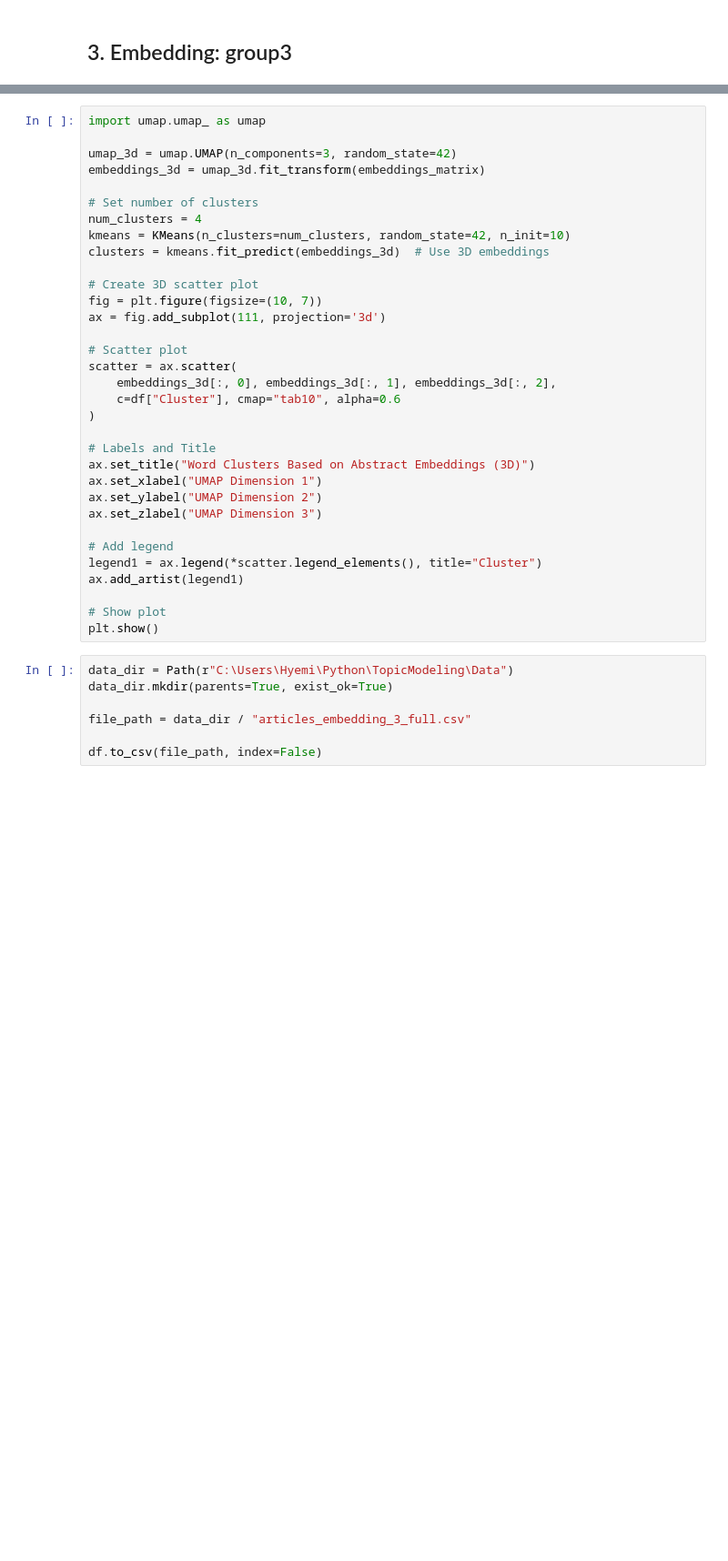
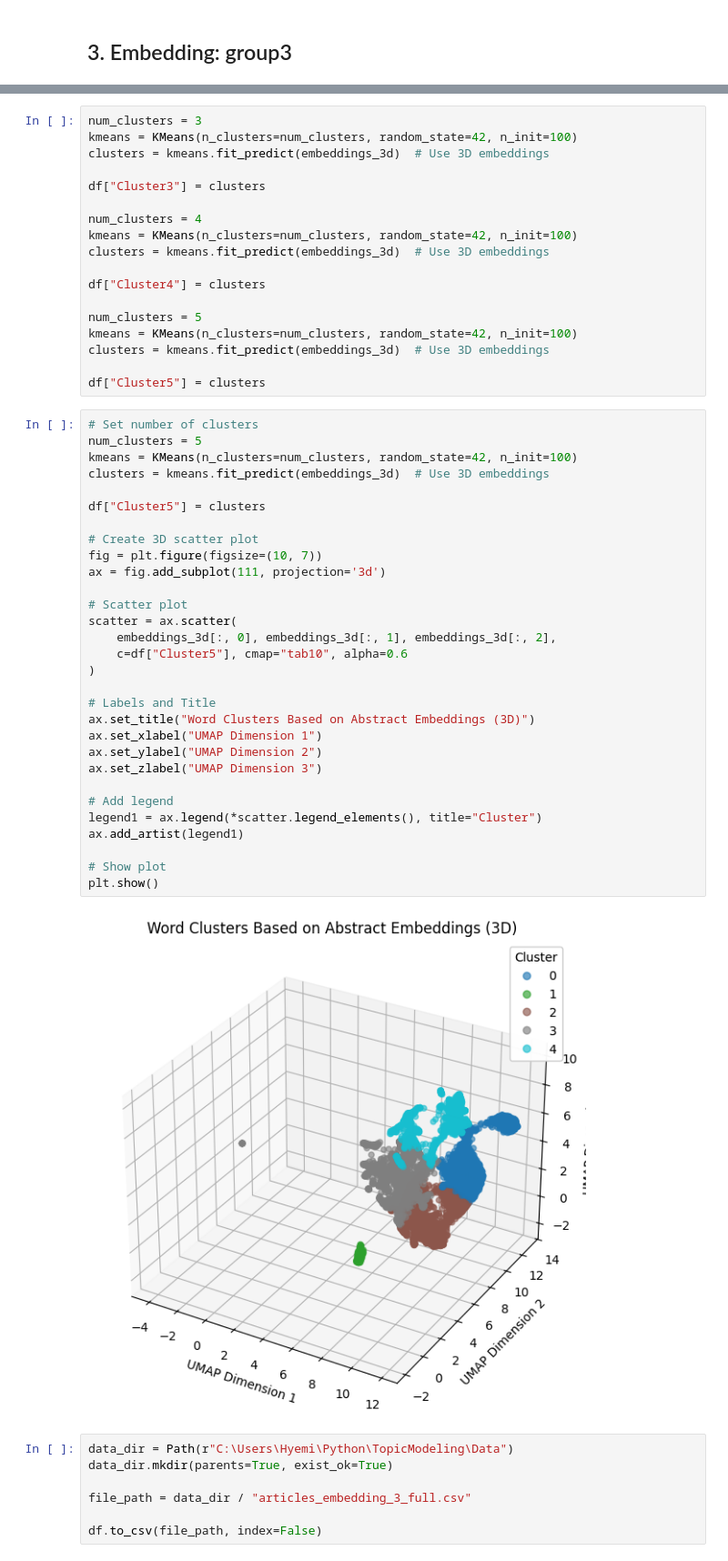
Before and after one commit to hyemin20/TopicModeling, a Jupyter notebook: Codes/3. Embeddings&Clustering_3_1.27-Copy1.ipynb, the cells around one changed output, grey strips where cells are left out. Shown at 91% size. Cells and saved outputs as stored; diff of their text form; blank space fills up the shorter version.

```diff
--- a/Codes/3. Embeddings&Clustering_3_1.27-Copy1.ipynb
+++ b/Codes/3. Embeddings&Clustering_3_1.27-Copy1.ipynb
@@ -207,36 +240,53 @@ plt.show()
+# %%
+num_clusters = 3
+kmeans = KMeans(n_clusters=num_clusters, random_state=42, n_init=100)
+clusters = kmeans.fit_predict(embeddings_3d)  # Use 3D embeddings
+
+df["Cluster3"] = clusters
+
+num_clusters = 4
+kmeans = KMeans(n_clusters=num_clusters, random_state=42, n_init=100)
+clusters = kmeans.fit_predict(embeddings_3d)  # Use 3D embeddings
+
+df["Cluster4"] = clusters
+
+num_clusters = 5
+kmeans = KMeans(n_clusters=num_clusters, random_state=42, n_init=100)
+clusters = kmeans.fit_predict(embeddings_3d)  # Use 3D embeddings
+
+df["Cluster5"] = clusters
 # %%
-import umap.umap_ as umap
+# Set number of clusters
+num_clusters = 5
+kmeans = KMeans(n_clusters=num_clusters, random_state=42, n_init=100)
+clusters = kmeans.fit_predict(embeddings_3d)  # Use 3D embeddings
 
-umap_3d = umap.UMAP(n_components=3, random_state=42)
-embeddings_3d = umap_3d.fit_transform(embeddings_matrix)
-
-# Set number of clusters
-num_clusters = 4
-kmeans = KMeans(n_clusters=num_clusters, random_state=42, n_init=10)
-clusters = kmeans.fit_predict(embeddings_3d)  # Use 3D embeddings
+df["Cluster5"] = clusters
 
 # Create 3D scatter plot
 fig = plt.figure(figsize=(10, 7))
 ax = fig.add_subplot(111, projection='3d')
 
 # Scatter plot
 scatter = ax.scatter(
     embeddings_3d[:, 0], embeddings_3d[:, 1], embeddings_3d[:, 2],
-    c=df["Cluster"], cmap="tab10", alpha=0.6
+    c=df["Cluster5"], cmap="tab10", alpha=0.6
 )
 
 # Labels and Title
 ax.set_title("Word Clusters Based on Abstract Embeddings (3D)")
 ax.set_xlabel("UMAP Dimension 1")
 ax.set_ylabel("UMAP Dimension 2")
 ax.set_zlabel("UMAP Dimension 3")
 
 # Add legend
 legend1 = ax.legend(*scatter.legend_elements(), title="Cluster")
 ax.add_artist(legend1)
 
 # Show plot
 plt.show()
+# %% [output]
+[figure, added]
 # %%
 data_dir = Path(r"C:\Users\Hyemi\Python\TopicModeling\Data")
 data_dir.mkdir(parents=True, exist_ok=True)
```
Also changed, not shown: parts of 5 cells of this notebook, 2 other files.
